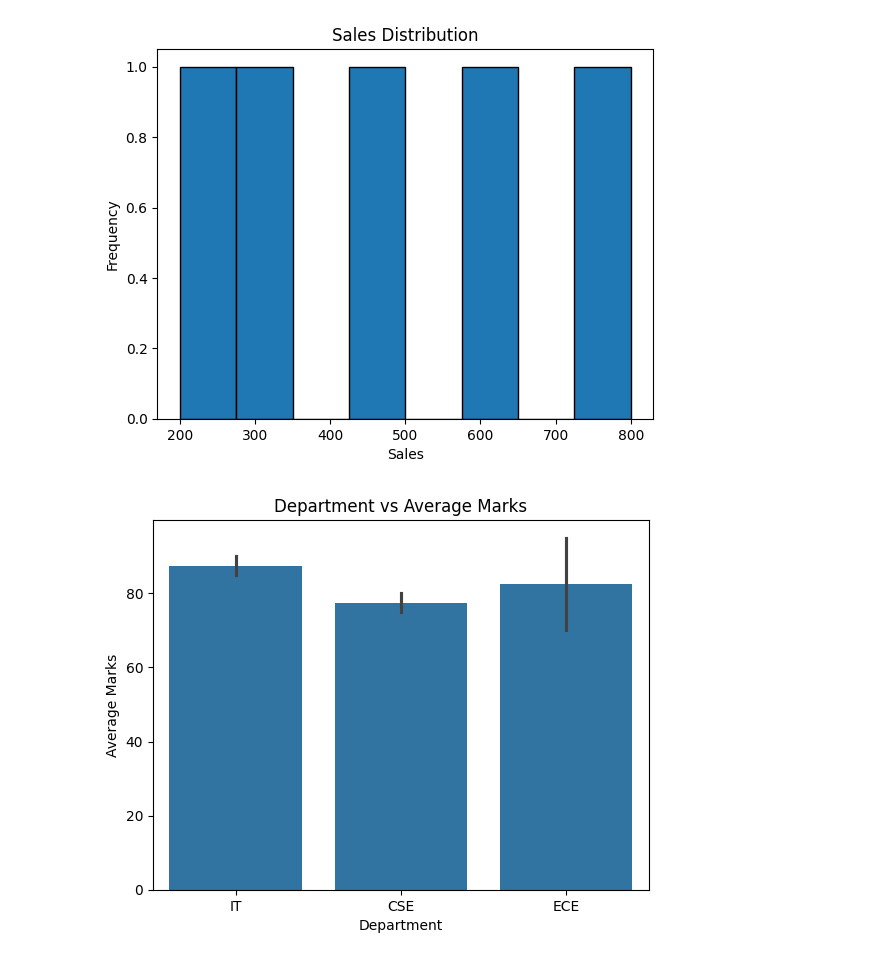
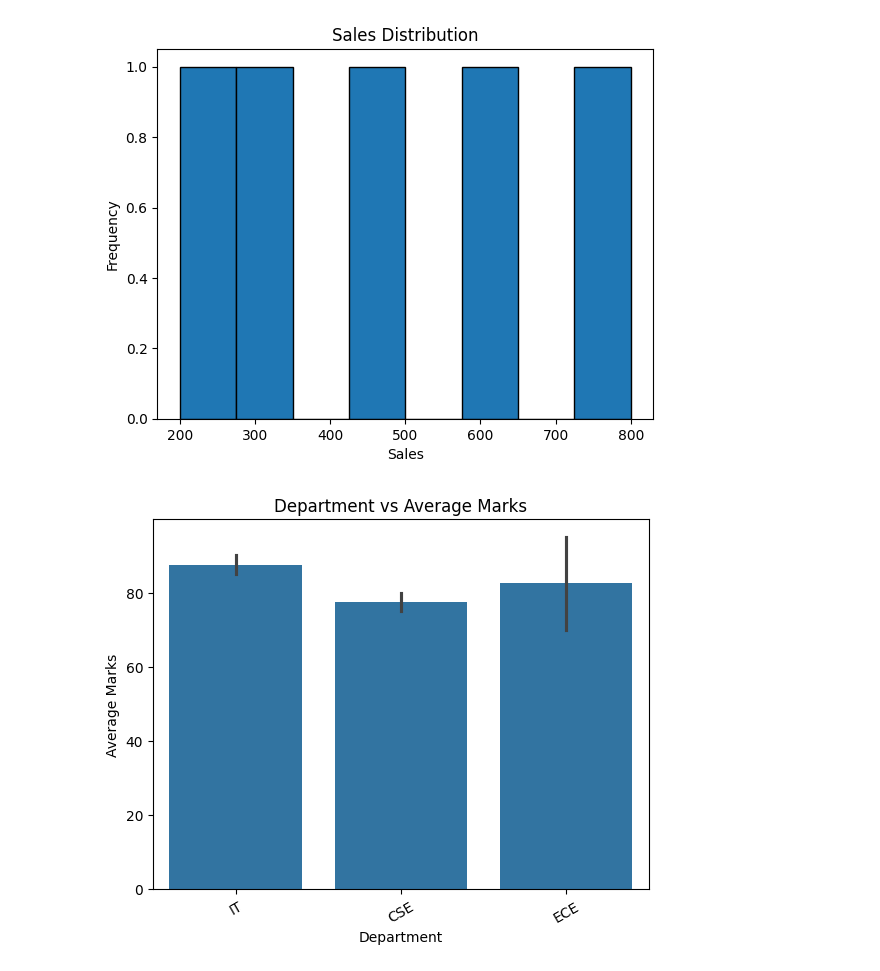
Before and after one commit to kiruthikassrevg/Test_aiml_repo, a Jupyter notebook: Data visualization and chart storytelling.ipynb, the cells around one changed output. Saved outputs shown, nothing was run; the diff lists cells and outputs as text; code cells hidden in the pictures.

Commit message:
Data visualization and chart storytelling python coding eg

```diff
--- a/Data visualization and chart storytelling.ipynb
+++ b/Data visualization and chart storytelling.ipynb
@@ -46,21 +46,22 @@ plt.show()
 # %%
 import pandas as pd
 import seaborn as sns
 import matplotlib.pyplot as plt
 
 data = {
     "Department": ["IT", "IT", "CSE", "CSE", "ECE", "ECE"],
     "Marks": [85, 90, 75, 80, 70, 95]
 }
 
 df = pd.DataFrame(data)
 
 sns.barplot(data=df, x="Department", y="Marks")
 
 plt.title("Department vs Average Marks")
 plt.xlabel("Department")
+plt.xticks(rotation=30)
 plt.ylabel("Average Marks")
 
 plt.show()
 # %% [output]
-[figure, old version]
+[figure, new version]
```
Also changed, not shown: parts of 3 cells of this notebook.
